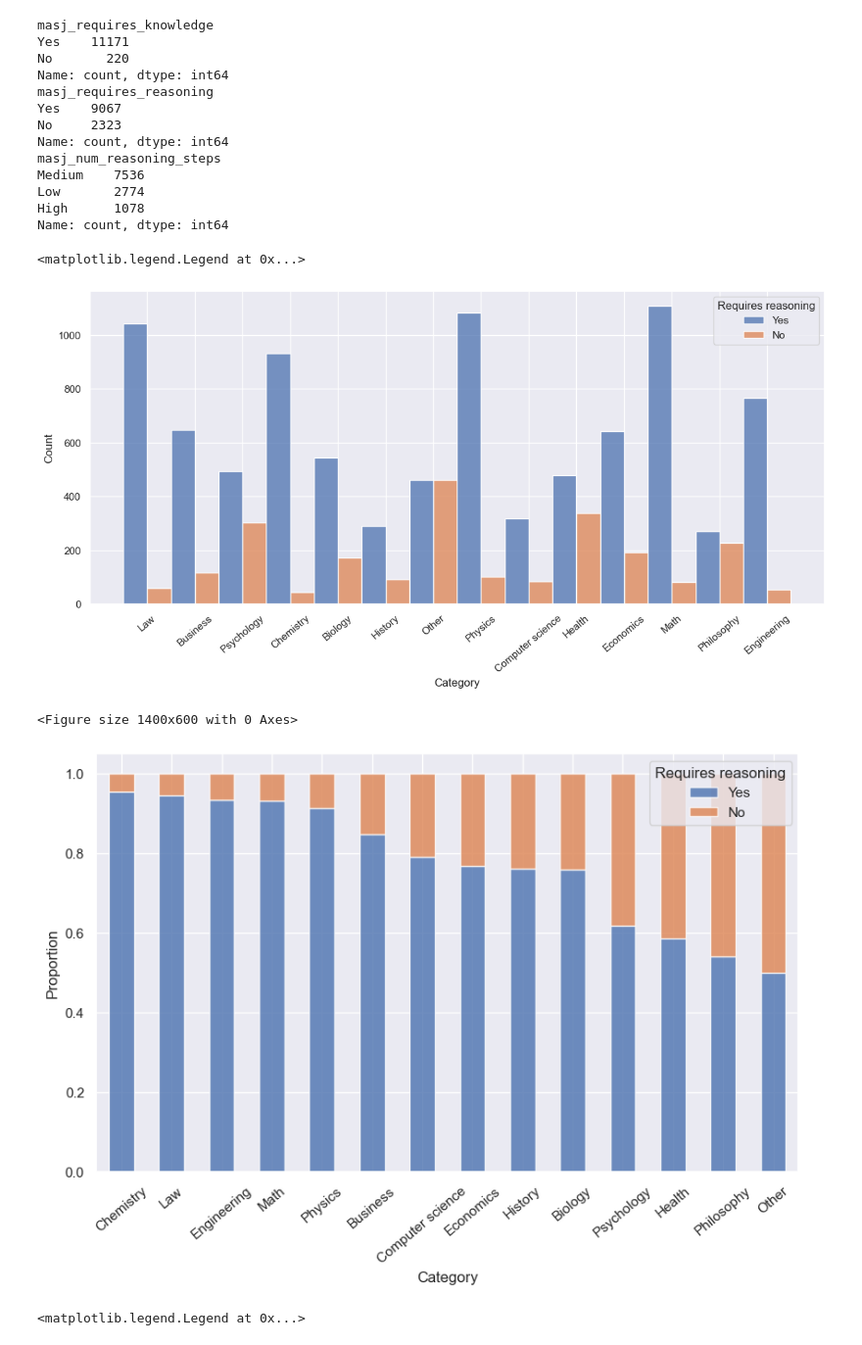
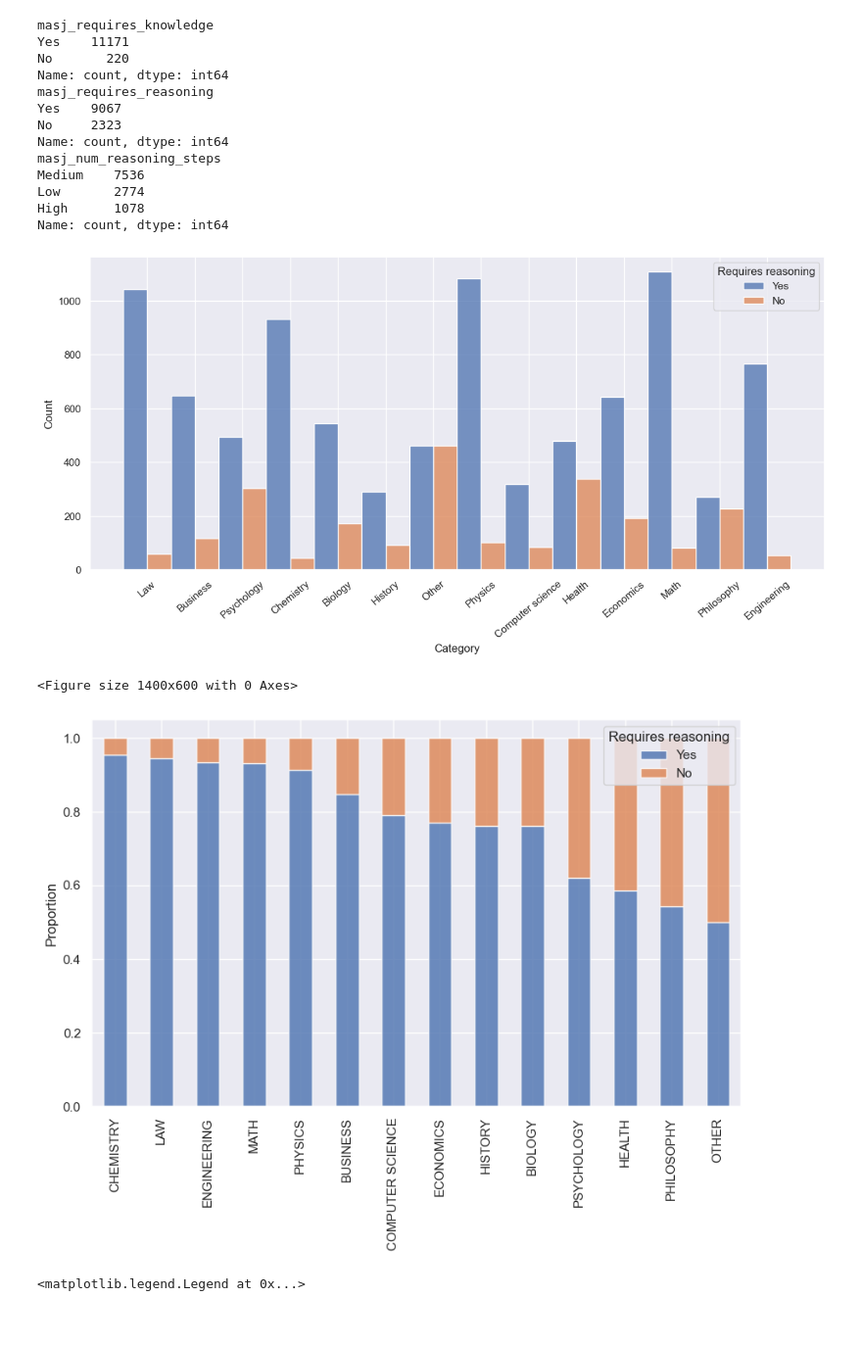
Before and after one commit to LabARSS/question-complextiy-estimation, a Jupyter notebook: notebooks/analysis_reasoning.ipynb, the cells around one changed output. Shown at 98% size. Drawn from its saved outputs; the diff is of its cells as text; code cells hidden in the pictures.

Commit message:
Update image generation

```diff
--- a/notebooks/analysis_reasoning.ipynb
+++ b/notebooks/analysis_reasoning.ipynb
@@ -53,39 +53,39 @@ ax = sns.histplot(
 )
 ax.set_xlabel("Category")
 ax.set_ylabel("Count")
 ax.set_xticklabels(ax.get_xticklabels(), rotation=40)
 plt.legend(handles=ax.get_legend().legend_handles, labels=["Yes", "No"], title="Requires reasoning")
 
 
 value_counts_df = mmlu_num_maj_df.value_counts(["category", "masj_requires_reasoning"]).reset_index(name="count")
 value_counts_df["proportion"] = value_counts_df["count"] / value_counts_df.groupby("category")["count"].transform("sum")
 value_counts_df.sort_values("proportion", inplace=True)
 
 pivoted_data = value_counts_df.pivot(index="category", columns="masj_requires_reasoning", values="proportion")
 pivoted_data = pivoted_data[["Yes", "No"]]
 pivoted_data.sort_values("Yes", ascending=False, inplace=True)
 # print(pivoted_data)
 
 plt.figure(figsize=(14, 6))
 # ax = sns.barplot(
 #     value_counts_df,
 #     x="category",
 #     y="proportion",
 #     hue="masj_requires_reasoning",
 #     hue_order=["yes", "no"],
 #     # hue_norm=(0, 1),
 #     multiple="stack",
 # )
 ax = pivoted_data.plot(kind="bar", stacked=True, alpha=0.8, figsize=(10, 6))
-ax.set_xlabel("Category")
+ax.set_xlabel(None)
 ax.set_ylabel("Proportion")
-ax.set_xticklabels(ax.get_xticklabels(), rotation=40)
+ax.set_xticklabels([label.get_text().upper() for label in ax.get_xticklabels()], rotation=90)
 plt.legend(handles=ax.get_legend().legend_handles, labels=["Yes", "No"], title="Requires reasoning")
+plt.savefig("reasoning_binary.pdf")
 # %% [output]
+[figure]
-<matplotlib.legend.Legend at 0x...>
+<Figure size 1400x600 with 0 Axes>
-[figure]
-<Figure size 1400x600 with 0 Axes>
-[figure, old version]
+[figure, new version]
 # %%
 import matplotlib.pyplot as plt
 import seaborn as sns
```
Also changed, not shown: parts of 2 cells of this notebook.
